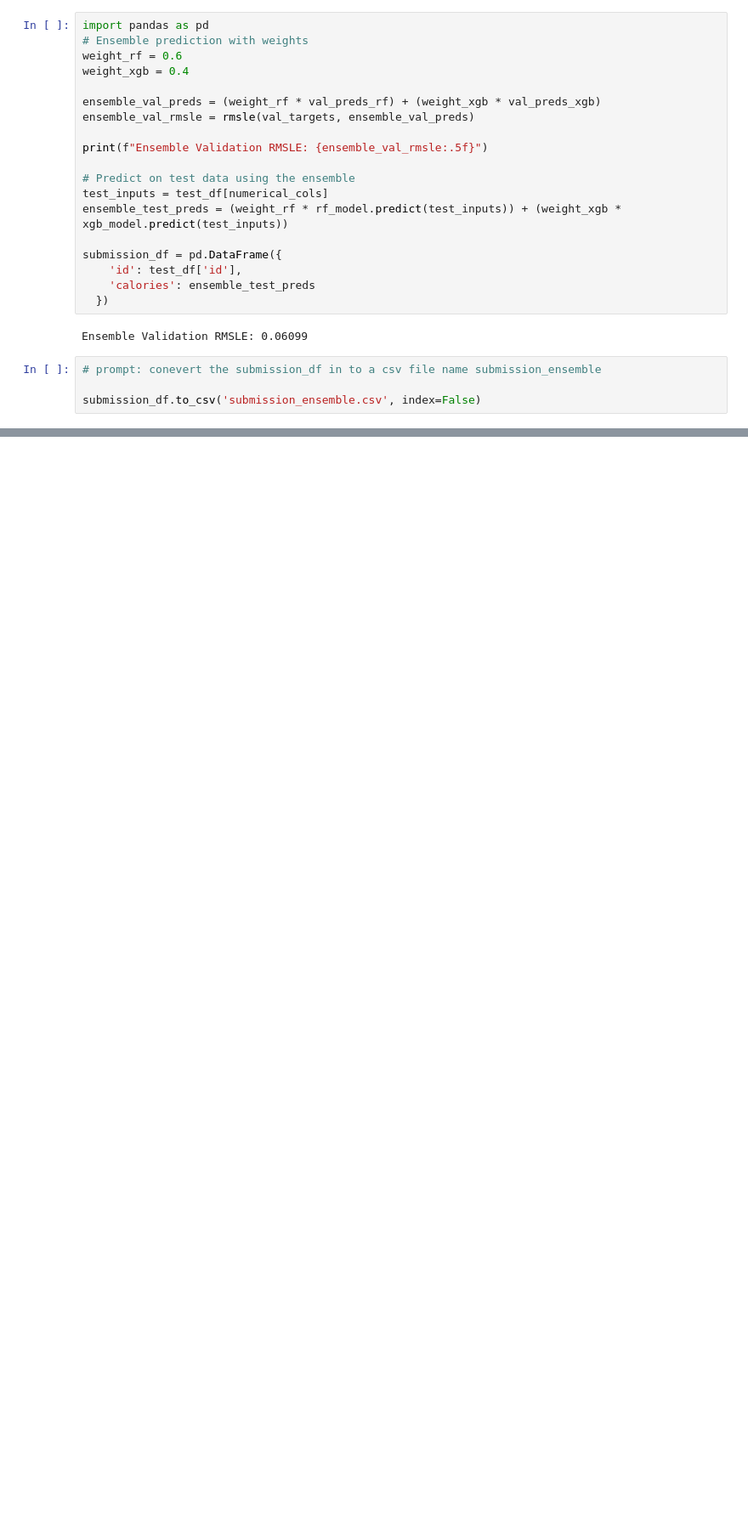
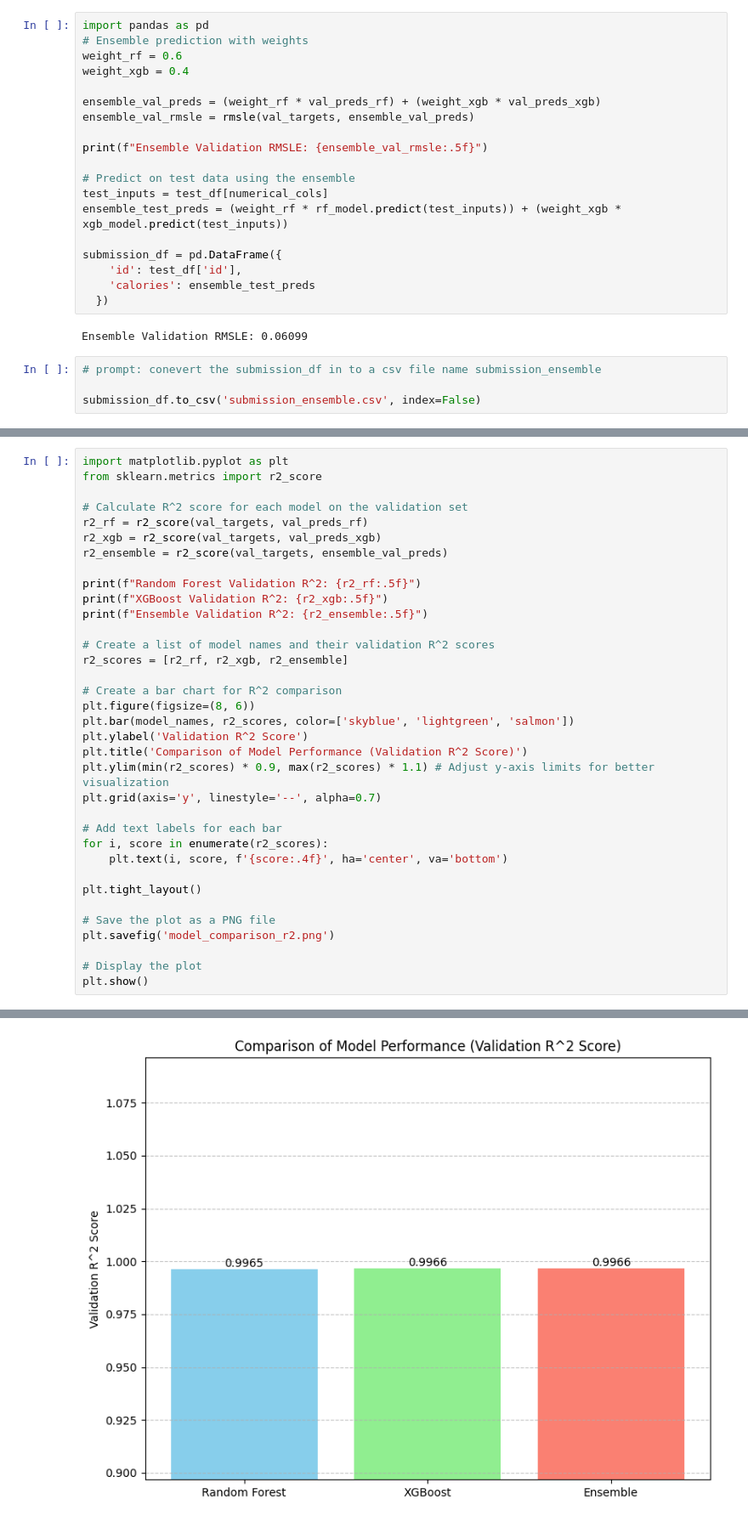
Before and after one commit to 9mithun9/Calorie-Prediction-Model, a Jupyter notebook: Calorie_Prediction_Model_ensemble_(V2).ipynb, the cells around one changed output, grey strips where cells are left out. Shown at 85% size. Cells and saved outputs as stored; diff of their text form; blank space fills up the shorter version.

```diff
--- a/Calorie_Prediction_Model_ensemble_(V2).ipynb
+++ b/Calorie_Prediction_Model_ensemble_(V2).ipynb
@@ -208,0 +252,36 @@ submission_df.to_csv('submission_ensemble.csv', index=False)
+# %%
+import matplotlib.pyplot as plt
+from sklearn.metrics import r2_score
+
+# Calculate R^2 score for each model on the validation set
+r2_rf = r2_score(val_targets, val_preds_rf)
+r2_xgb = r2_score(val_targets, val_preds_xgb)
+r2_ensemble = r2_score(val_targets, ensemble_val_preds)
+
+print(f"Random Forest Validation R^2: {r2_rf:.5f}")
+print(f"XGBoost Validation R^2: {r2_xgb:.5f}")
+print(f"Ensemble Validation R^2: {r2_ensemble:.5f}")
+
+# Create a list of model names and their validation R^2 scores
+r2_scores = [r2_rf, r2_xgb, r2_ensemble]
+
+# Create a bar chart for R^2 comparison
+plt.figure(figsize=(8, 6))
+plt.bar(model_names, r2_scores, color=['skyblue', 'lightgreen', 'salmon'])
+plt.ylabel('Validation R^2 Score')
+plt.title('Comparison of Model Performance (Validation R^2 Score)')
+plt.ylim(min(r2_scores) * 0.9, max(r2_scores) * 1.1) # Adjust y-axis limits for better visualization
+plt.grid(axis='y', linestyle='--', alpha=0.7)
+
+# Add text labels for each bar
+for i, score in enumerate(r2_scores):
+    plt.text(i, score, f'{score:.4f}', ha='center', va='bottom')
+
+plt.tight_layout()
+
+# Save the plot as a PNG file
+plt.savefig('model_comparison_r2.png')
+
+# Display the plot
+plt.show()
+# %% [output]
@@ -208,0 +291 @@ submission_df.to_csv('submission_ensemble.csv', index=False)
+[figure, added]
```
Also changed, not shown: parts of 8 cells of this notebook.
